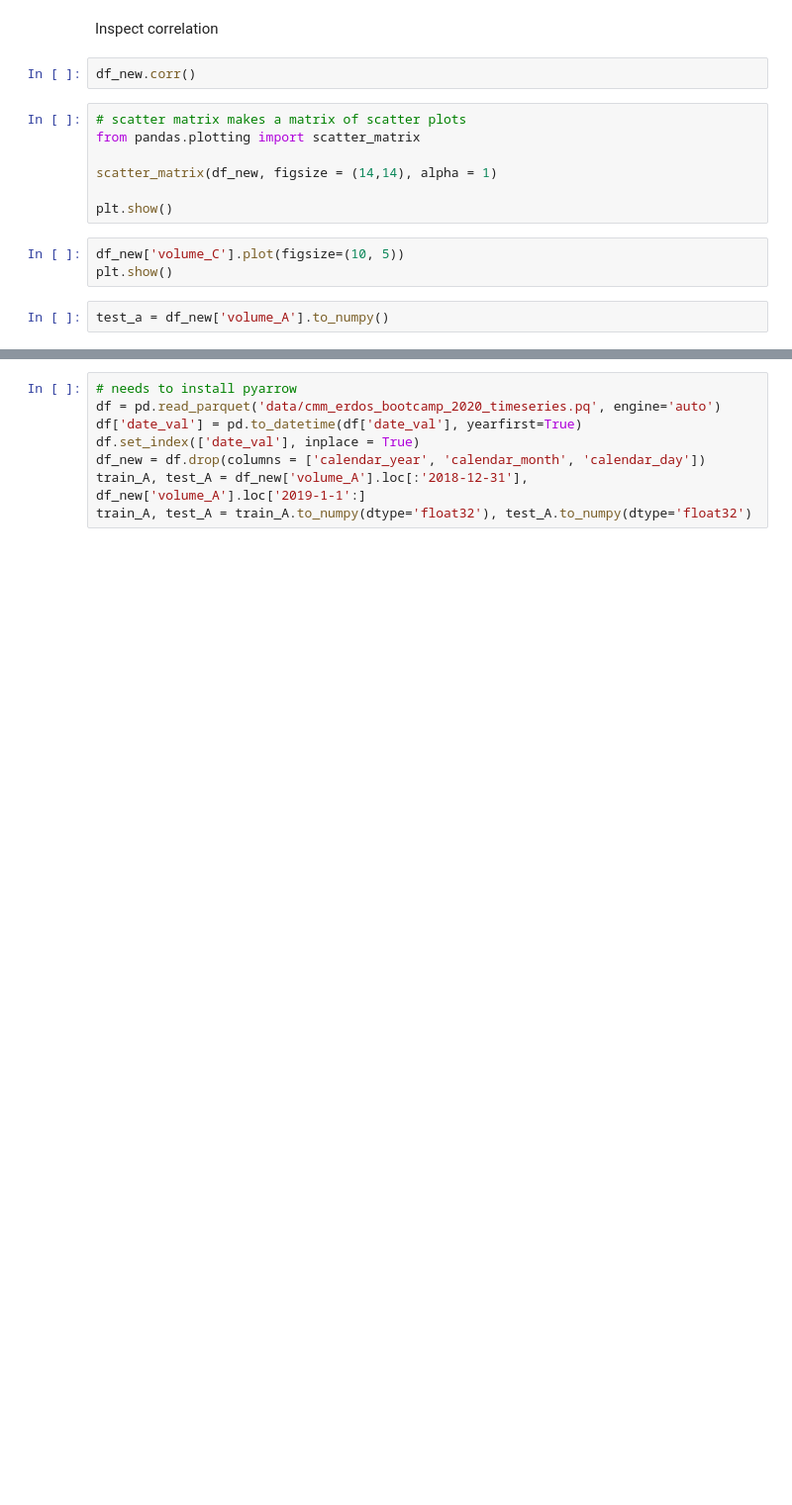
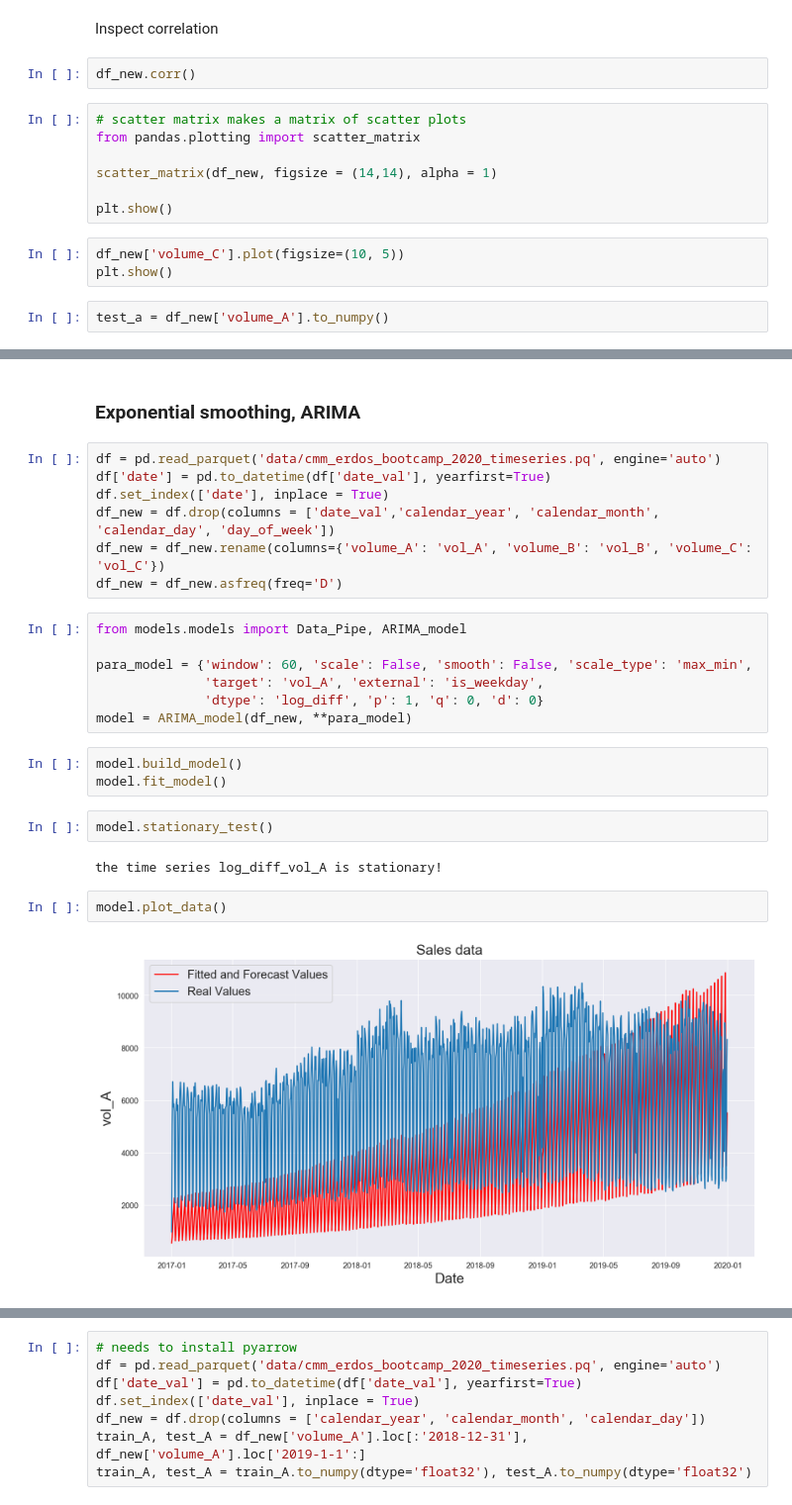
Before and after one commit to empyriumz/CoverMyMeds_TimeSeries, a Jupyter notebook: development.ipynb, the cells around one changed output, grey strips where cells are left out. Shown at 99% size. Saved outputs shown, nothing was run; the diff lists cells and outputs as text; blank space fills up the shorter version.

```diff
--- a/development.ipynb
+++ b/development.ipynb
@@ -94,0 +75,27 @@ plt.plot(df_new.index, fit.fittedvalues,'r-',
+# %% [markdown]
+### Exponential smoothing, ARIMA
+# %%
+df = pd.read_parquet('data/cmm_erdos_bootcamp_2020_timeseries.pq', engine='auto')
+df['date'] = pd.to_datetime(df['date_val'], yearfirst=True)
+df.set_index(['date'], inplace = True)
+df_new = df.drop(columns = ['date_val','calendar_year', 'calendar_month', 'calendar_day', 'day_of_week'])
+df_new = df_new.rename(columns={'volume_A': 'vol_A', 'volume_B': 'vol_B', 'volume_C': 'vol_C'})
+df_new = df_new.asfreq(freq='D')
+# %%
+from models.models import Data_Pipe, ARIMA_model
+
+para_model = {'window': 60, 'scale': False, 'smooth': False, 'scale_type': 'max_min',
+              'target': 'vol_A', 'external': 'is_weekday',
+              'dtype': 'log_diff', 'p': 1, 'q': 0, 'd': 0}
+model = ARIMA_model(df_new, **para_model)
+# %%
+model.build_model()
+model.fit_model()
+# %%
+model.stationary_test()
+# %% [output]
+the time series log_diff_vol_A is stationary!
+# %%
+model.plot_data()
+# %% [output]
+[figure, added]
```
Also changed, not shown: parts of 50 cells of this notebook, 1 other file.
